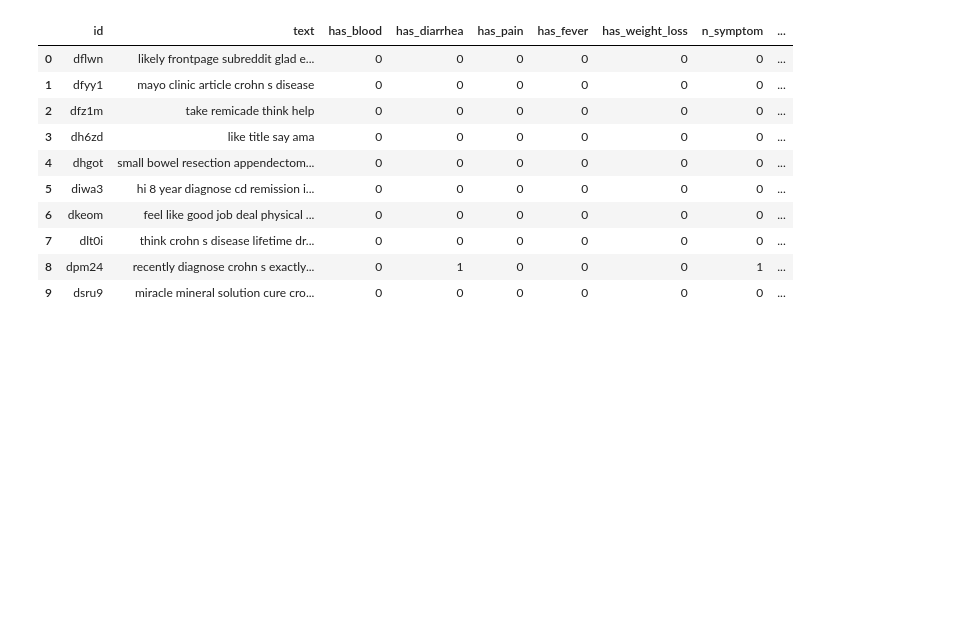
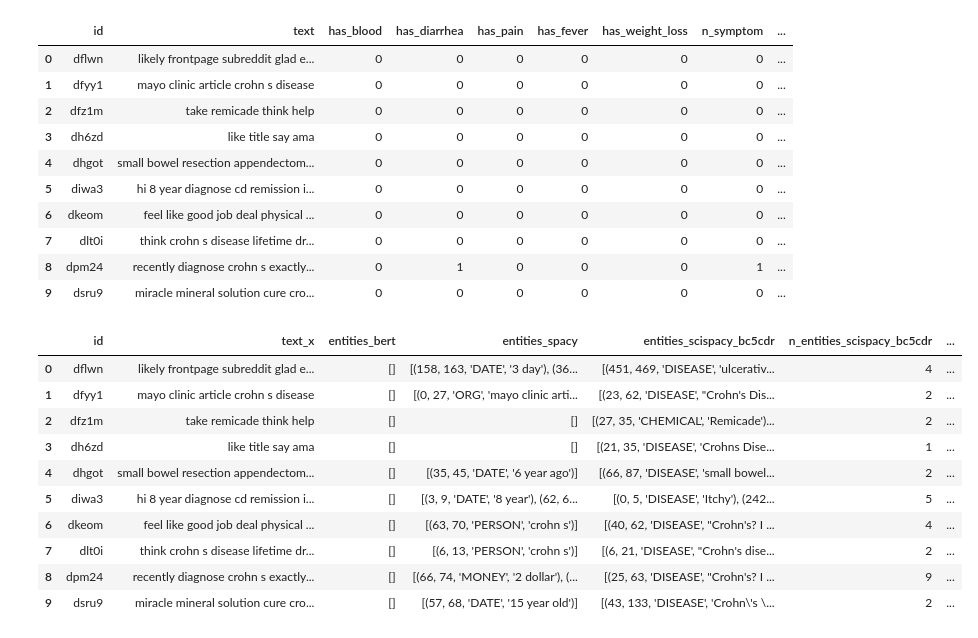
Before and after one commit to fsalamancar/IBD-NLP-RiskPrediction, a Jupyter notebook: notebooks/3. entity_marker.ipynb, the cells around one changed output. Saved outputs shown, nothing was run; the diff lists cells and outputs as text; code cells hidden in the pictures; blank space fills up the shorter version.

```diff
--- a/notebooks/3. entity_marker.ipynb
+++ b/notebooks/3. entity_marker.ipynb
@@ -1016,6 +1016,20 @@ df_flags.head(10)
 ibd_final = ibd_merged.merge(df_flags, on='id', how='left')
 #eliminar text_y
 ibd_final = ibd_final.drop(columns=['text_y'])
+# %%
+ibd_final.head(10)
+# %% [output]
+|  | id | text_x | entities_bert | entities_spacy | entities_scispacy_bc5cdr | n_entities_scispacy_bc5cdr | ... |
+| 0 | dflwn | likely frontpage subreddit glad e... | [] | [(158, 163, 'DATE', '3 day'), (36... | [(451, 469, 'DISEASE', 'ulcerativ... | 4 | ... |
+| 1 | dfyy1 | mayo clinic article crohn s disease | [] | [(0, 27, 'ORG', 'mayo clinic arti... | [(23, 62, 'DISEASE', "Crohn's Dis... | 2 | ... |
+| 2 | dfz1m | take remicade think help | [] | [] | [(27, 35, 'CHEMICAL', 'Remicade')... | 2 | ... |
+| 3 | dh6zd | like title say ama | [] | [] | [(21, 35, 'DISEASE', 'Crohns Dise... | 1 | ... |
+| 4 | dhgot | small bowel resection appendectom... | [] | [(35, 45, 'DATE', '6 year ago')] | [(66, 87, 'DISEASE', 'small bowel... | 2 | ... |
+| 5 | diwa3 | hi 8 year diagnose cd remission i... | [] | [(3, 9, 'DATE', '8 year'), (62, 6... | [(0, 5, 'DISEASE', 'Itchy'), (242... | 5 | ... |
+| 6 | dkeom | feel like good job deal physical ... | [] | [(63, 70, 'PERSON', 'crohn s')] | [(40, 62, 'DISEASE', "Crohn's? I ... | 4 | ... |
+| 7 | dlt0i | think crohn s disease lifetime dr... | [] | [(6, 13, 'PERSON', 'crohn s')] | [(6, 21, 'DISEASE', "Crohn's dise... | 2 | ... |
+| 8 | dpm24 | recently diagnose crohn s exactly... | [] | [(66, 74, 'MONEY', '2 dollar'), (... | [(25, 63, 'DISEASE', "Crohn's? I ... | 9 | ... |
+| 9 | dsru9 | miracle mineral solution cure cro... | [] | [(57, 68, 'DATE', '15 year old')] | [(43, 133, 'DISEASE', 'Crohn\'s \... | 2 | ... |
 # %%
 #exportar ibd_final a csv
 ibd_final.to_csv('/Users/fjosesala/Documents/GitHub/IBD-NLP-RiskPrediction/data/processed/ibd_ner_features_final.csv', index=False)
```
Also changed, not shown: 2 other files.
